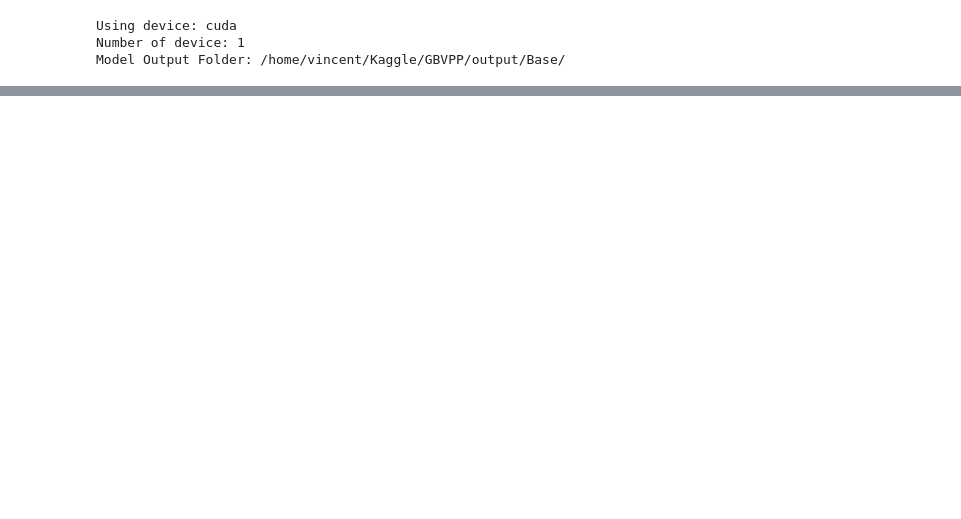
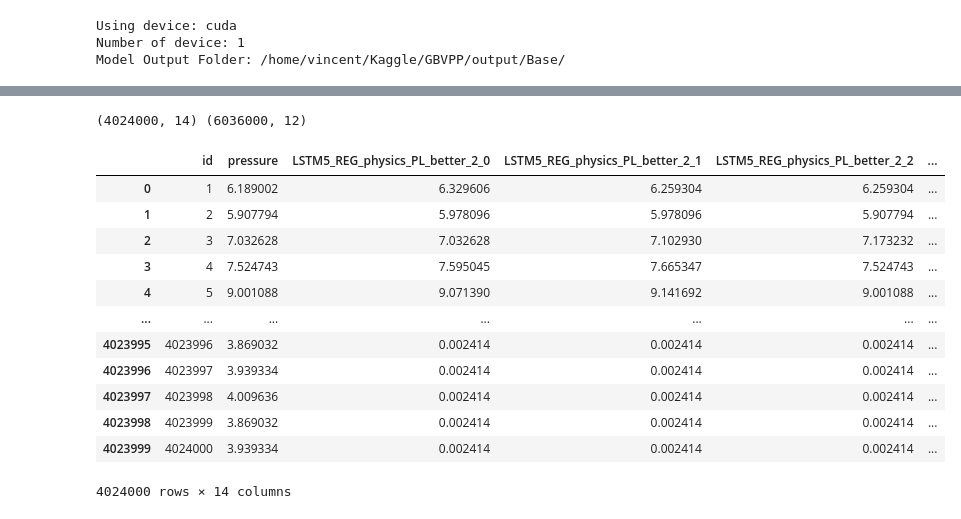
Before and after one commit to ZiyueWang25/GBVPP, a Jupyter notebook: notebook/Ensemble.ipynb, the cells around one changed output, grey strips where cells are left out. Cells and saved outputs as stored; diff of their text form; code cells hidden in the pictures; blank space fills up the shorter version.

```diff
--- a/notebook/Ensemble.ipynb
+++ b/notebook/Ensemble.ipynb
@@ -118,2 +158,0 @@ sub_pub = pd.read_csv("../output/submission_1362.csv")
-# %%
-sub_all["pressure"] = ((sub_all["pressure"] + sub_pub["pressure"])/2).map(lambda x: pressure_unique[np.abs(pressure_unique-x).argmin()])
@@ -121,0 +159,7 @@ sub_all[["id","pressure"]].to_csv(ensemble_folder + f"/submission_{CV*1e5:.0f}_w
+# %%
+# weights here ....
+train["pressure_smart"] = transform_pv((train[list(subs.keys())] * ws).sum(axis=1))
+CVs = train.groupby("fold").apply(lambda df: cal_mae_metric(df["pressure"],df["pressure_smart"],1-df["u_out"]))
+CV = np.mean(CVs)
+print(CVs)
+print("Ensemble CV: Mean {:.4f}, std {:.4f}".format(np.mean(CVs), np.std(CVs)))
@@ -121,0 +175,28 @@ sub_all[["id","pressure"]].to_csv(ensemble_folder + f"/submission_{CV*1e5:.0f}_w
+# %%
+for fold in tqdm(range(5)):
+    sub_keys = [key+f"_{fold}" for key in subs.keys()]
+    test_fold_pred = transform_pv((sub_all[sub_keys] * ws).sum(axis=1))
+    sub_fold = sub_all[["id"]].copy()
+    sub_fold[f'preds_fold{fold}'] = test_fold_pred
+    sub_fold.to_csv(ensemble_folder + f"/test_fold{fold}.csv",index=False)
+
+sub_all["pressure"] = transform_pv((sub_all[model_cols] * ws).sum(axis=1))
+sub_all.to_csv(ensemble_folder + f"/sub_all_{CV*1e5:.0f}.csv")
+sub_all[["id","pressure"]].to_csv(ensemble_folder + f"/submission_{CV*1e5:.0f}.csv",index=False)
+print(sub_all.shape, train.shape)
+sub_all
+# %% [output]
+(4024000, 14) (6036000, 12)
+|  | id | pressure | LSTM5_REG_physics_PL_better_2_0 | LSTM5_REG_physics_PL_better_2_1 | LSTM5_REG_physics_PL_better_2_2 | ... |
+| 0 | 1 | 6.189002 | 6.329606 | 6.259304 | 6.259304 | ... |
+| 1 | 2 | 5.907794 | 5.978096 | 5.978096 | 5.907794 | ... |
+| 2 | 3 | 7.032628 | 7.032628 | 7.102930 | 7.173232 | ... |
+| 3 | 4 | 7.524743 | 7.595045 | 7.665347 | 7.524743 | ... |
+| 4 | 5 | 9.001088 | 9.071390 | 9.141692 | 9.001088 | ... |
+| ... | ... | ... | ... | ... | ... | ... |
+| 4023995 | 4023996 | 3.869032 | 0.002414 | 0.002414 | 0.002414 | ... |
+| 4023996 | 4023997 | 3.939334 | 0.002414 | 0.002414 | 0.002414 | ... |
+| 4023997 | 4023998 | 4.009636 | 0.002414 | 0.002414 | 0.002414 | ... |
+| 4023998 | 4023999 | 3.869032 | 0.002414 | 0.002414 | 0.002414 | ... |
+| 4023999 | 4024000 | 3.939334 | 0.002414 | 0.002414 | 0.002414 | ... |
+4024000 rows × 14 columns
```
Also changed, not shown: parts of 15 cells of this notebook, 6 other files.
